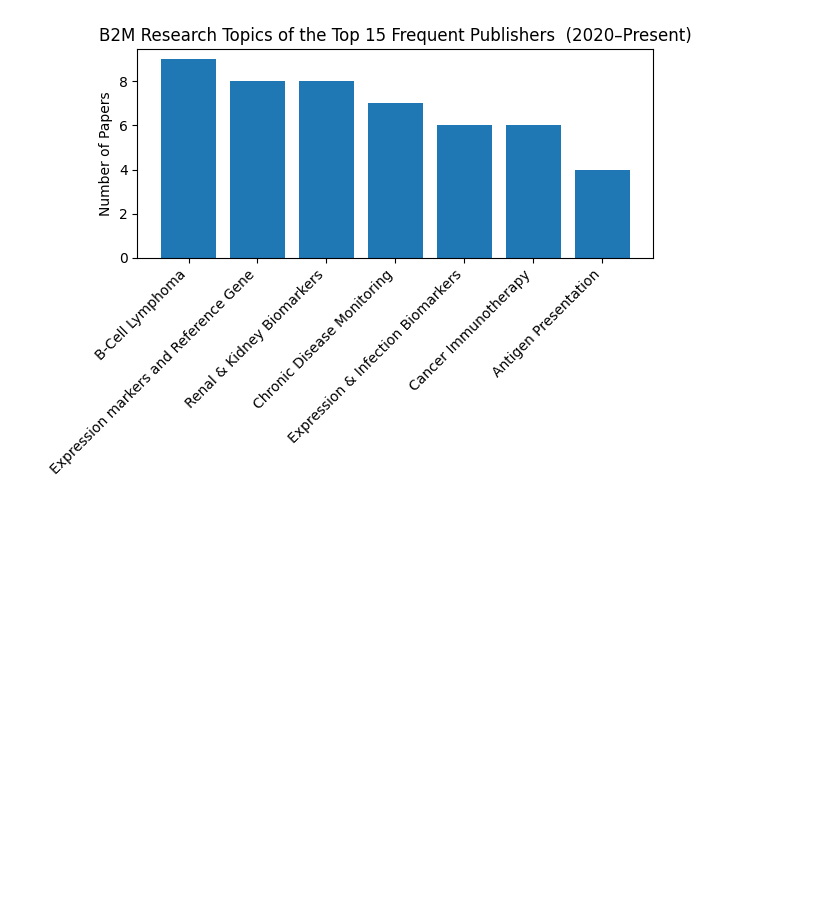
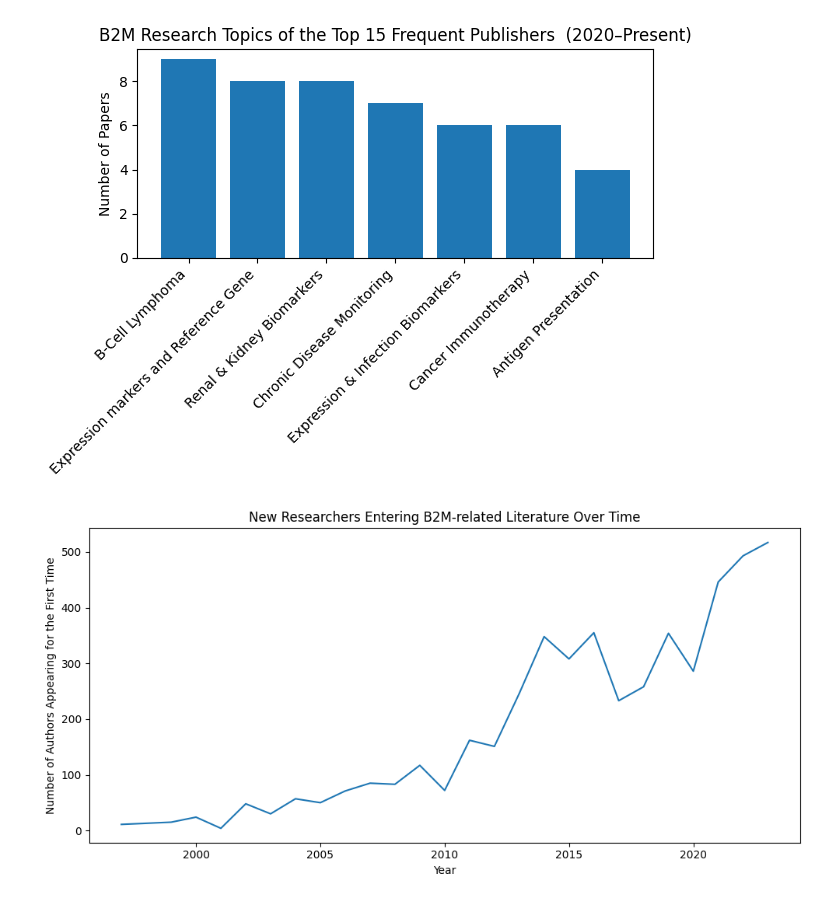
Before and after one commit to LillWawrence/consulting_skills_exam, a Jupyter notebook: mollyconsulting.ipynb, the cells around one changed output. Saved outputs shown, nothing was run; the diff lists cells and outputs as text; code cells hidden in the pictures; blank space fills up the shorter version.

```diff
--- a/mollyconsulting.ipynb
+++ b/mollyconsulting.ipynb
@@ -791,3 +788,52 @@ could, compared, upregulated, candidate, clinical, burden, potential, diagnosis,
 TOPIC 7
 complex, regulation, clinical, diagnosis, malignant, tissue, treatment, function, growth, method, cancer, tumor
 [figure]
+# %%
+authors["AuthorName"] = (
+    authors["AuthorLastname"].fillna("") + ", " +
+    authors["AuthorInitials"].fillna("")
+)
+articles = pd.read_csv("articles.B2M.csv")
+authors["AuthorName"] = (
+    authors["AuthorLastname"].fillna("") + ", " +
+    authors["AuthorInitials"].fillna("")
+)
+authors["AuthorName"] = authors["AuthorName"].str.strip()
+
+authors_year = authors.merge(
+    articles[["PMID", "Year"]],
+    on="PMID",
+    how="left"
+)
+first_year = (
+    authors_year
+    .groupby("AuthorName")["Year"]
+    .min()
+    .reset_index()
+)
+first_year.columns = ["AuthorName", "FirstYear"]
+new_authors_per_year = (
+    first_year
+    .groupby("FirstYear")["AuthorName"]
+    .count()
+    .reset_index()
+)
+new_authors_per_year.columns = ["Year", "NewAuthors"]
+new_authors_per_year = new_authors_per_year.sort_values("Year")
+plt.figure(figsize=(10, 5))
+
+plt.plot(
+    new_authors_per_year["Year"],
+    new_authors_per_year["NewAuthors"],
+
+)
+
+plt.xlabel("Year")
+plt.ylabel("Number of Authors Appearing for the First Time")
+plt.title("New Researchers Entering B2M-related Literature Over Time")
+
+
+plt.tight_layout()
+plt.show()
+# %% [output]
+[figure, added]
```
Also changed, not shown: parts of 2 cells of this notebook.
